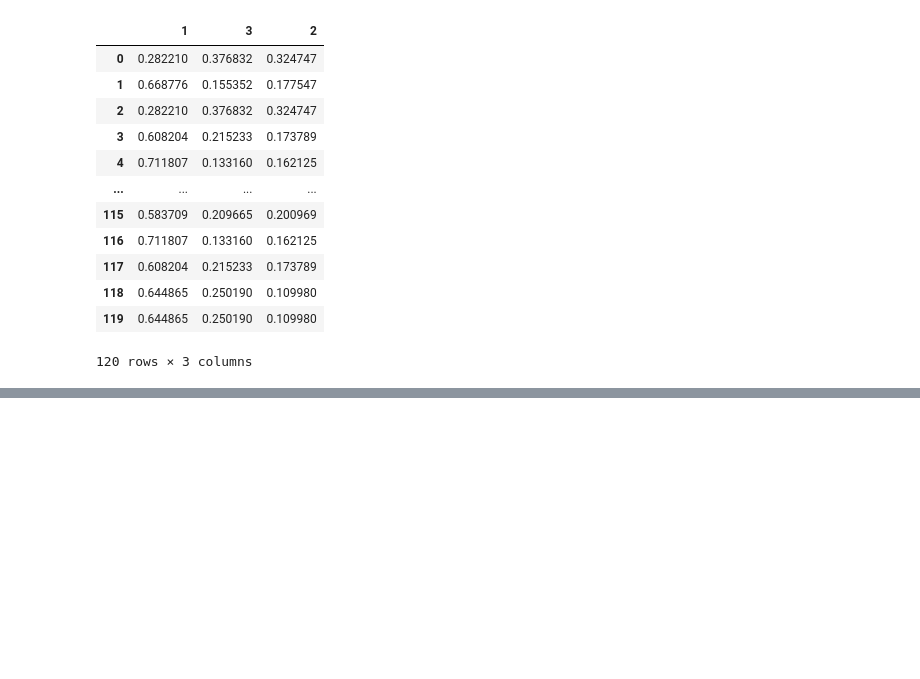
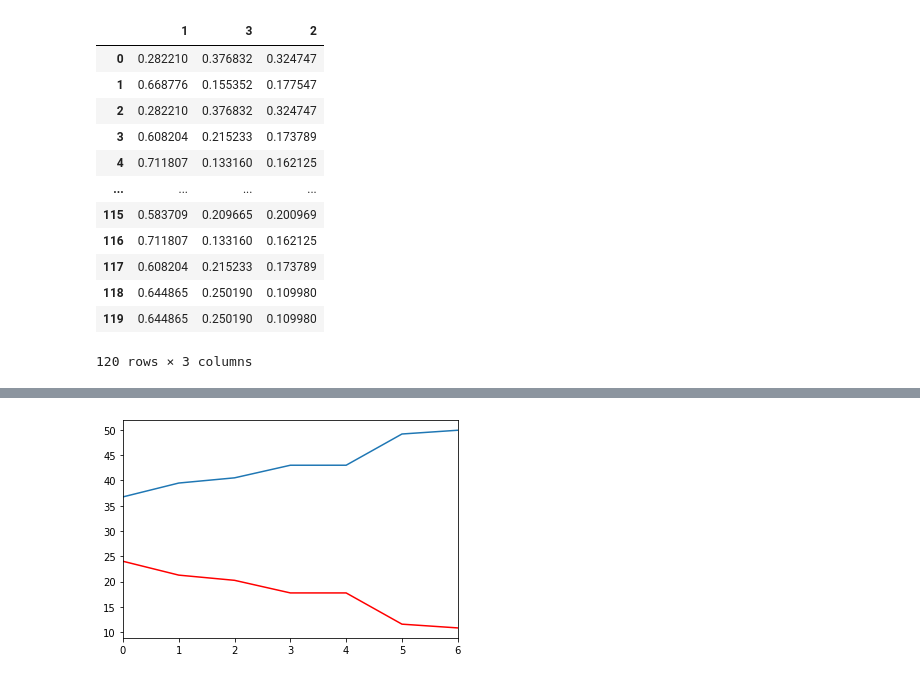
Before and after one commit to joeng2004/dataQuest, a Jupyter notebook: Part 7 ML Intro/Part7_3.ipynb, the cells around one changed output, grey strips where cells are left out. Saved outputs shown, nothing was run; the diff lists cells and outputs as text; code cells hidden in the pictures; blank space fills up the shorter version.

```diff
--- a/Part 7 ML Intro/Part7_3.ipynb
+++ b/Part 7 ML Intro/Part7_3.ipynb
@@ -373,0 +376,6 @@ testing_probs
+# %%
+import pandas as pd
+columns = ["mpg", "cylinders", "displacement", "horsepower", "weight", "acceleration", "model year", "origin", "car name"]
+cars = pd.read_csv("auto-mpg.csv")
+filtered_cars = cars[cars['horsepower'] != '?']
+filtered_cars['horsepower'] = filtered_cars['horsepower'].astype('float')
@@ -373,0 +425,23 @@ testing_probs
+# %%
+# Our implementation for train_and_test, takes in a list of strings.
+def train_and_test(cols):
+    # Split into features & target.
+    features = filtered_cars[cols]
+    target = filtered_cars["mpg"]
+    # Fit model.
+    lr = LinearRegression()
+    lr.fit(features, target)
+    # Make predictions on training set.
+    predictions = lr.predict(features)
+    # Compute MSE and Variance.
+    mse = mean_squared_error(filtered_cars["mpg"], predictions)
+    variance = np.var(predictions)
+    return(mse, variance)
+
+one_mse, one_var = train_and_test(["cylinders"])
+two_mse, two_var = train_and_test(["cylinders", "displacement"])
+three_mse, three_var = train_and_test(["cylinders", "displacement", "horsepower"])
+four_mse, four_var = train_and_test(["cylinders", "displacement", "horsepower", "weight"])
+five_mse, five_var = train_and_test(["cylinders", "displacement", "horsepower", "weight", "acceleration"])
+six_mse, six_var = train_and_test(["cylinders", "displacement", "horsepower", "weight", "acceleration", "model year"])
+seven_mse, seven_var = train_and_test(["cylinders", "displacement", "horsepower", "weight", "acceleration","model year", "origin"])
@@ -373,0 +464,10 @@ testing_probs
+# %%
+import matplotlib.pyplot as plt
+
+
+plt.plot([one_mse,two_mse,three_mse,four_mse,five_mse,six_mse,seven_mse],c='red')
+plt.plot([one_var,two_var,three_var,four_var,five_var,six_var,seven_var])
+plt.xlim(0, 6)
+plt.show()
+# %% [output]
+[figure, added]
```
Also changed, not shown: parts of 7 cells of this notebook, 2 other files.
